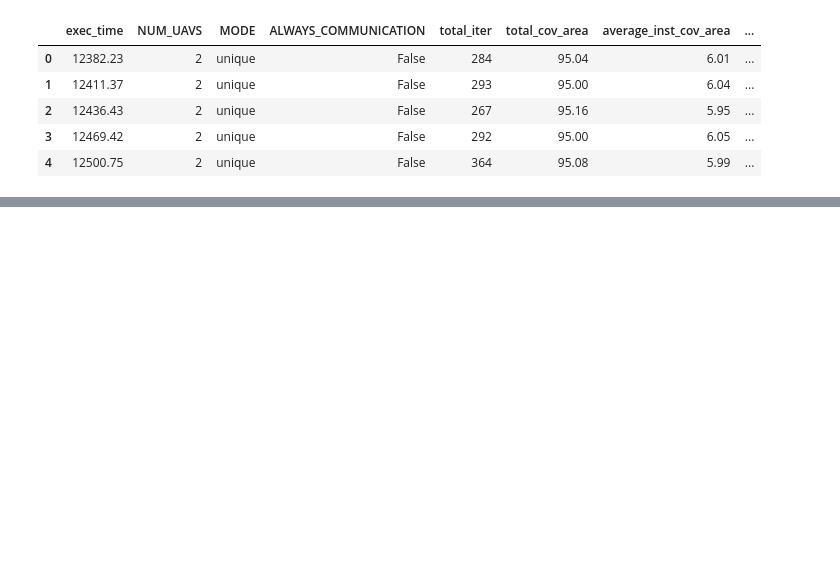
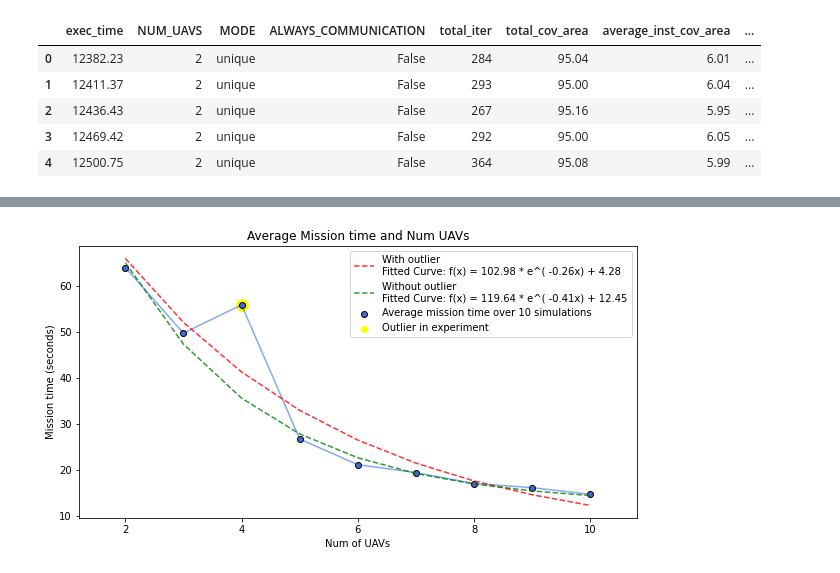
Before and after one commit to miquel-espinosa/anti-flocking, a Jupyter notebook: SIMULATIONS/num-uavs-unique/statistics.ipynb, the cells around one changed output, grey strips where cells are left out. Drawn from its saved outputs; the diff is of its cells as text; code cells hidden in the pictures; blank space fills up the shorter version.

Commit message:
more experiments

```diff
--- a/SIMULATIONS/num-uavs-unique/statistics.ipynb
+++ b/SIMULATIONS/num-uavs-unique/statistics.ipynb
@@ -119,0 +192,55 @@ plt.show()
+# %%
+from sklearn.preprocessing import PolynomialFeatures
+from sklearn.linear_model import LinearRegression
+from scipy.optimize import curve_fit
+
+plt.figure(figsize=(10, 5))
+
+x = np.array(average.index, dtype=np.float64)
+y = np.array(average['mission_time'], dtype=np.float64)
+
+min_x = np.min(x)
+max_x = np.max(x)
+diff_x = max_x - min_x
+
+min_y = np.min(y)
+max_y = np.max(y)
+diff_y = max_y - min_y
+
+
+# Mission time plot - averages
+plt.title("Average Mission time and Num UAVs")
+plt.xlabel("Num of UAVs")
+plt.ylabel("Mission time (seconds)")
+plt.scatter(average.index, average['mission_time'],
+                  color='royalblue', alpha=1, edgecolor='black', zorder=2,
+                  label='Average mission time over 10 simulations')
+plt.scatter(4, average['mission_time'][4],
+                  color='yellow', alpha=1, zorder=0, s=140)
+plt.scatter(0,40,label="Outlier in experiment",color='yellow')
+plt.plot(average.index, average['mission_time'], color='cornflowerblue', alpha=0.8, zorder=1)
+
+def func(x, a, b, c):
+    return a * np.exp(-b * x) + c
+
+# Fitted line with outlier
+popt, pcov = curve_fit(func, x, y)
+plt.plot(x, func(x, *popt), color='red', linestyle='--', alpha=0.8,
+               label=str("With outlier \nFitted Curve: f(x) = "+str(popt[0].round(2))+' * e^('+' -'+str(popt[1].round(2))+
+                         'x) + '+str(popt[2].round(2))))
+# Fitted line without outlier
+new_x = np.delete(x,2)
+new_y = np.delete(y,2)
+popt2, pcov2 = curve_fit(func, new_x, new_y)
+plt.plot(x, func(x, *popt2), color='green', linestyle='--', alpha=0.8,
+               label=str("Without outlier \nFitted Curve: f(x) = "+str(popt2[0].round(2))+' * e^('+' -'+str(popt2[1].round(2))+
+                         'x) + '+str(popt2[2].round(2))))
+
+plt.xlim(min_x - 0.1 * diff_x, max_x + 0.1 * diff_x)
+plt.legend()
+
+
+plt.savefig('num-uav-mission-avg.png', dpi=300, bbox_inches='tight', pad_inches=0.1)
+plt.show()
+# %% [output]
+[figure, added]
```
Also changed, not shown: parts of 5 cells of this notebook, 7 other files.
